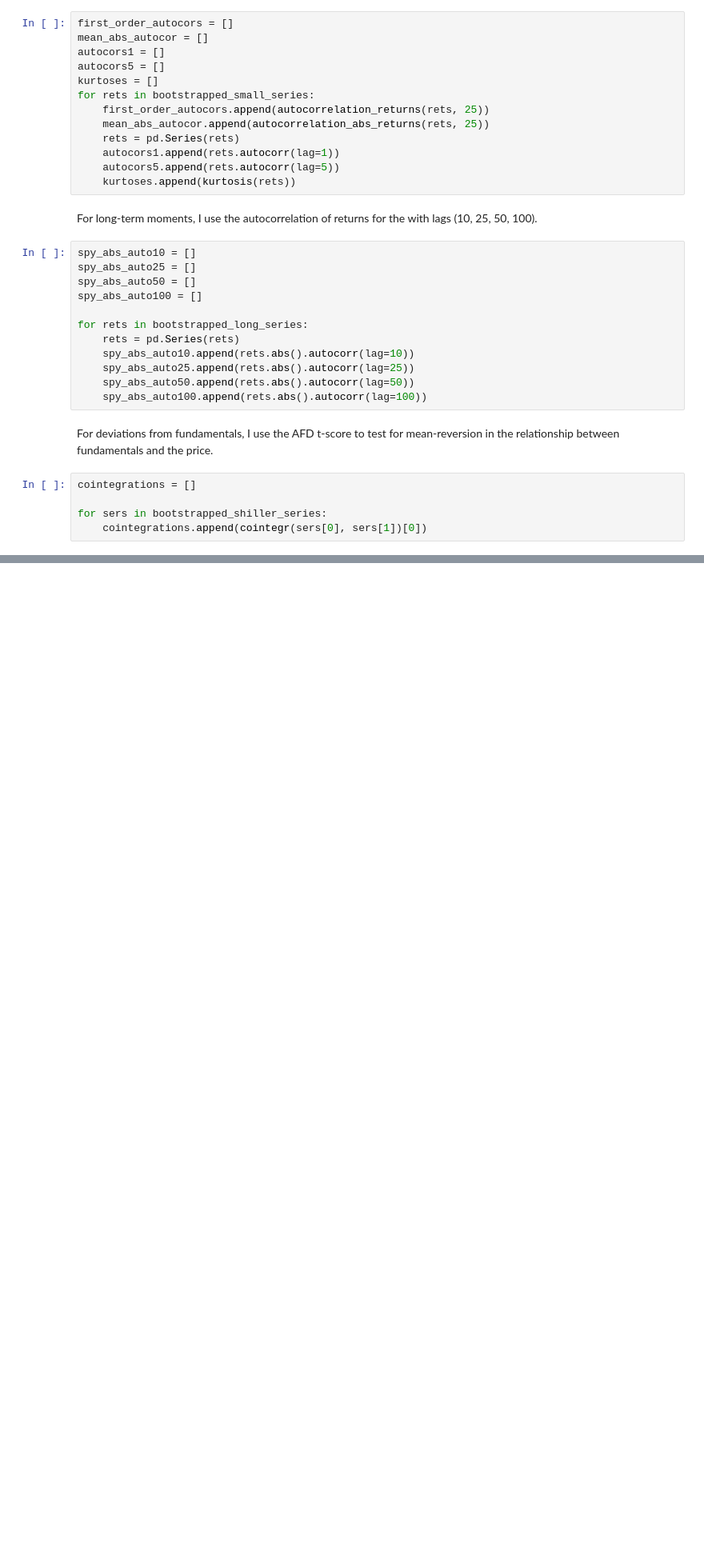
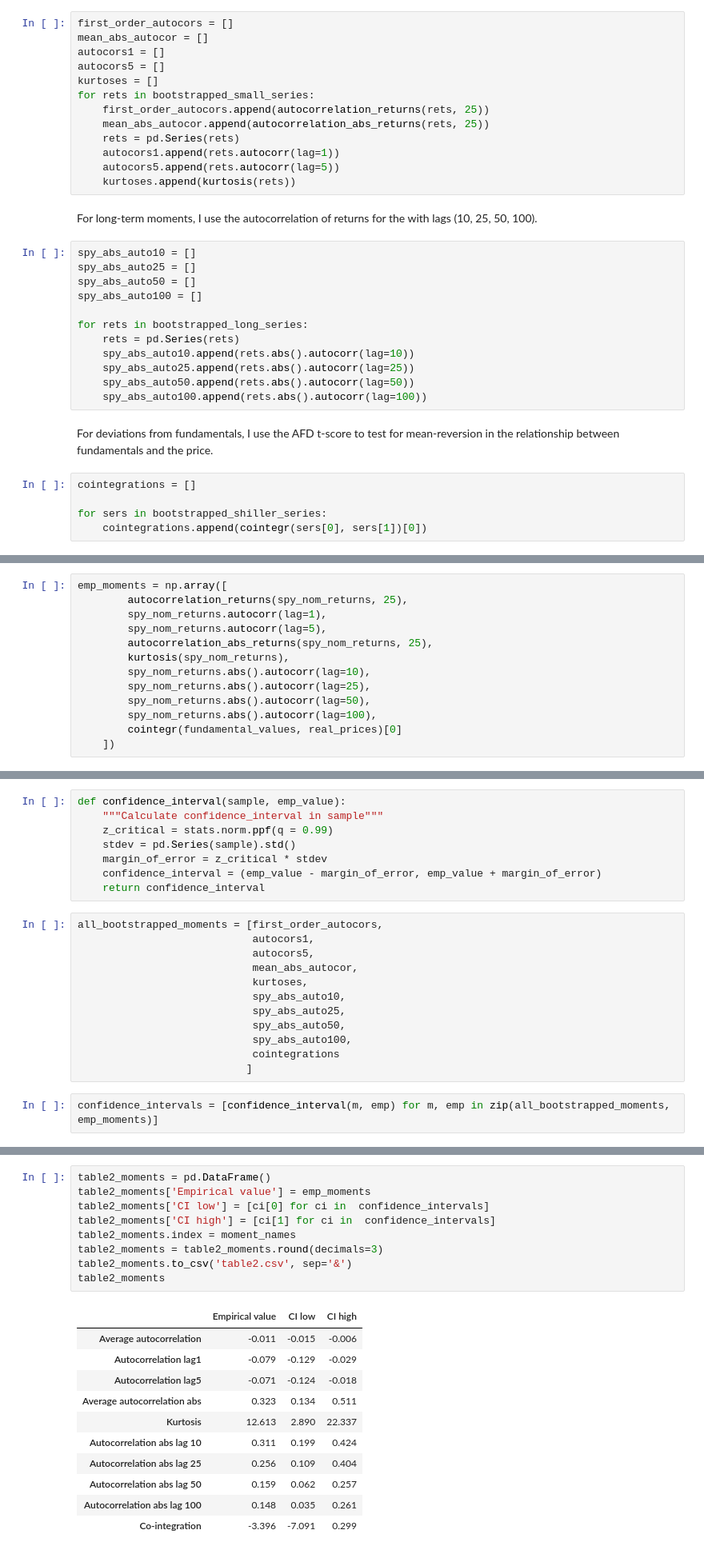
Before and after one commit to joerischasfoort/sim-fin-abm, a Jupyter notebook: Fundamentals_decoupled_in_an_agent-based_model.ipynb, the cells around one changed output, grey strips where cells are left out. Shown at 80% size. Drawn from its saved outputs; the diff is of its cells as text; blank space fills up the shorter version.

```diff
--- a/Fundamentals_decoupled_in_an_agent-based_model.ipynb
+++ b/Fundamentals_decoupled_in_an_agent-based_model.ipynb
@@ -313,0 +319,13 @@ for sers in bootstrapped_shiller_series:
+# %%
+emp_moments = np.array([
+        autocorrelation_returns(spy_nom_returns, 25),
+        spy_nom_returns.autocorr(lag=1),
+        spy_nom_returns.autocorr(lag=5),
+        autocorrelation_abs_returns(spy_nom_returns, 25),
+        kurtosis(spy_nom_returns),
+        spy_nom_returns.abs().autocorr(lag=10),
+        spy_nom_returns.abs().autocorr(lag=25),
+        spy_nom_returns.abs().autocorr(lag=50),
+        spy_nom_returns.abs().autocorr(lag=100),
+        cointegr(fundamental_values, real_prices)[0]
+    ])
@@ -313,0 +334,22 @@ for sers in bootstrapped_shiller_series:
+# %%
+def confidence_interval(sample, emp_value):
+    """Calculate confidence_interval in sample"""
+    z_critical = stats.norm.ppf(q = 0.99)
+    stdev = pd.Series(sample).std()
+    margin_of_error = z_critical * stdev
+    confidence_interval = (emp_value - margin_of_error, emp_value + margin_of_error)
+    return confidence_interval
+# %%
+all_bootstrapped_moments = [first_order_autocors,
+                            autocors1,
+                            autocors5,
+                            mean_abs_autocor,
+                            kurtoses,
+                            spy_abs_auto10,
+                            spy_abs_auto25,
+                            spy_abs_auto50,
+                            spy_abs_auto100,
+                            cointegrations
+                           ]
+# %%
+confidence_intervals = [confidence_interval(m, emp) for m, emp in zip(all_bootstrapped_moments, emp_moments)]
@@ -313,0 +358,21 @@ for sers in bootstrapped_shiller_series:
+# %%
+table2_moments = pd.DataFrame()
+table2_moments['Empirical value'] = emp_moments
+table2_moments['CI low'] = [ci[0] for ci in  confidence_intervals]
+table2_moments['CI high'] = [ci[1] for ci in  confidence_intervals]
+table2_moments.index = moment_names
+table2_moments = table2_moments.round(decimals=3)
+table2_moments.to_csv('table2.csv', sep='&')
+table2_moments
+# %% [output]
+|  | Empirical value | CI low | CI high |
+| Average autocorrelation | -0.011 | -0.015 | -0.006 |
+| Autocorrelation lag1 | -0.079 | -0.129 | -0.029 |
+| Autocorrelation lag5 | -0.071 | -0.124 | -0.018 |
+| Average autocorrelation abs | 0.323 | 0.134 | 0.511 |
+| Kurtosis | 12.613 | 2.890 | 22.337 |
+| Autocorrelation abs lag 10 | 0.311 | 0.199 | 0.424 |
+| Autocorrelation abs lag 25 | 0.256 | 0.109 | 0.404 |
+| Autocorrelation abs lag 50 | 0.159 | 0.062 | 0.257 |
+| Autocorrelation abs lag 100 | 0.148 | 0.035 | 0.261 |
+| Co-integration | -3.396 | -7.091 | 0.299 |
```
Also changed, not shown: parts of 53 cells of this notebook, 2 other files.
